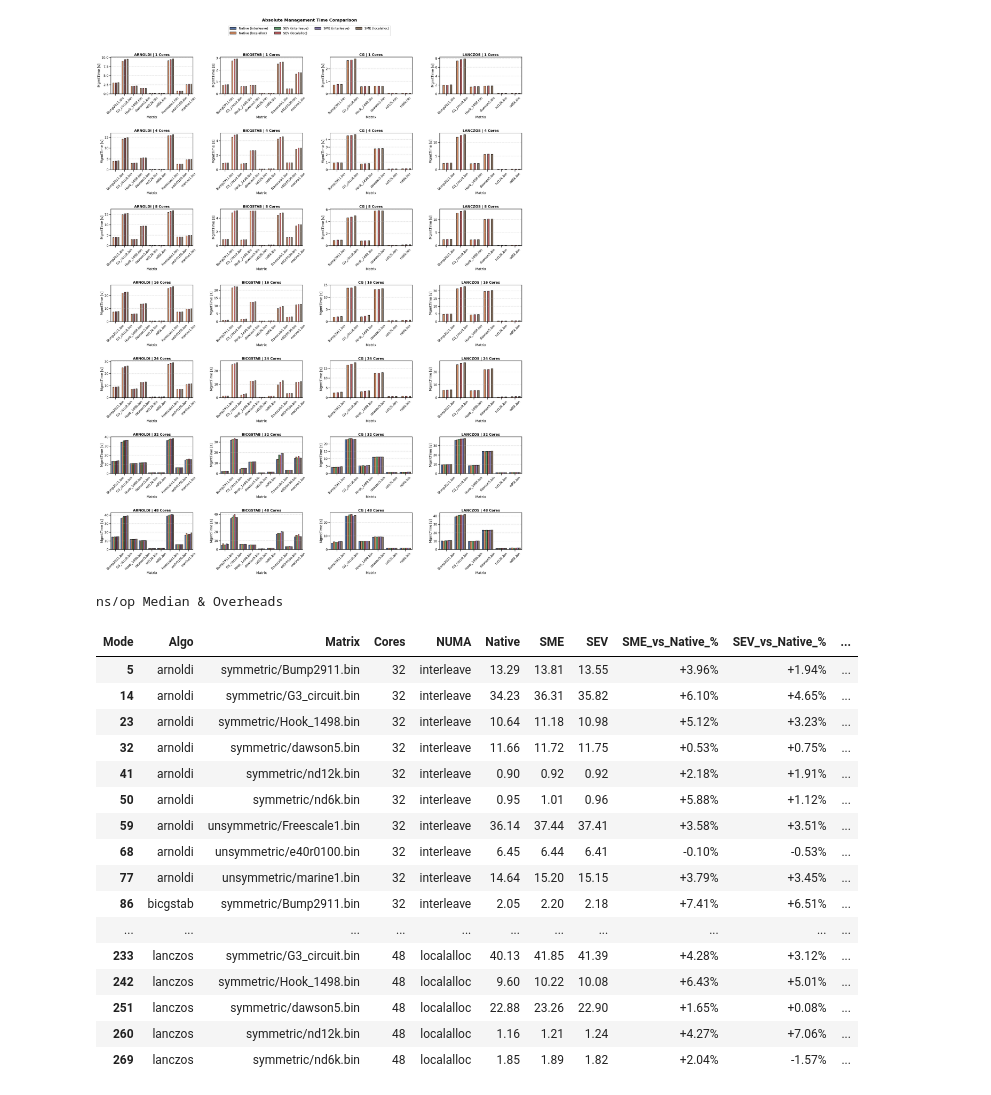
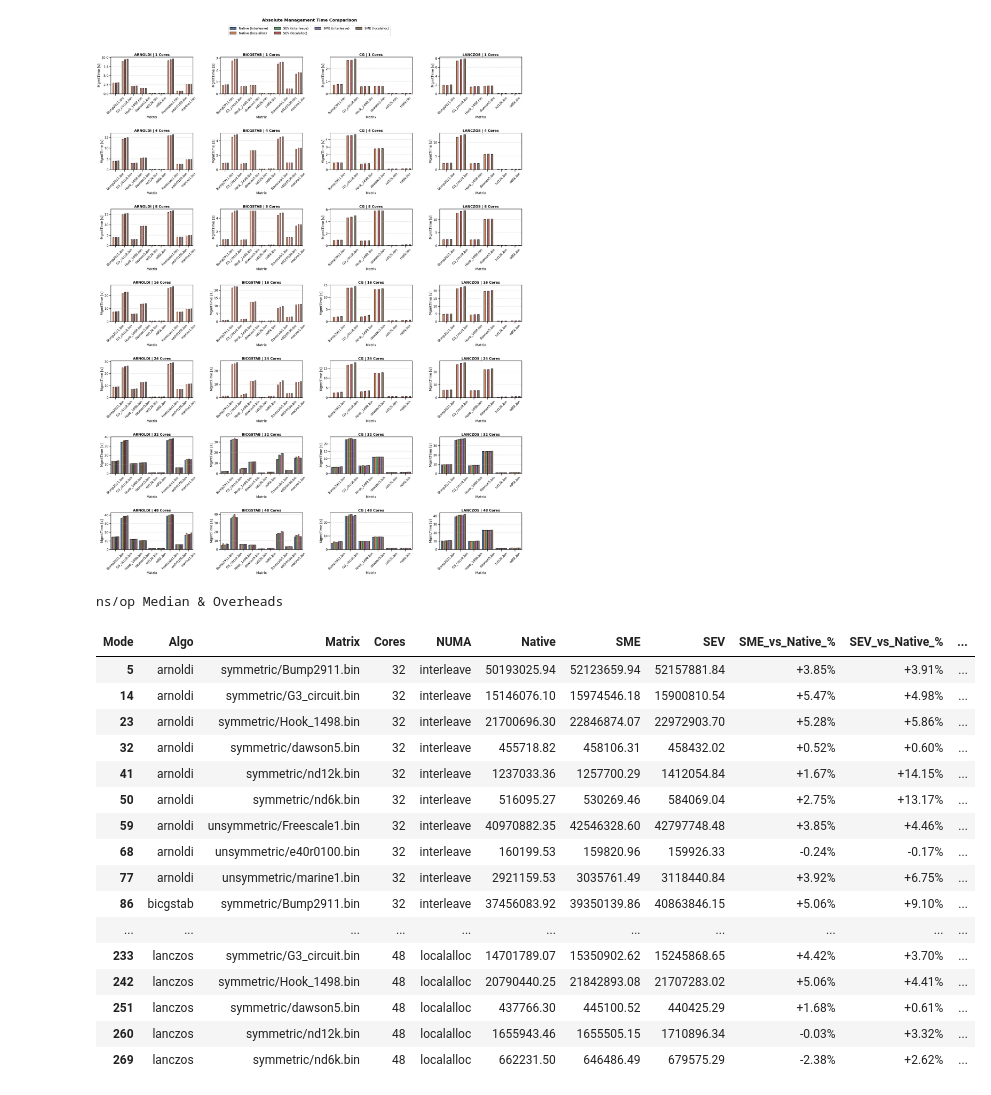
Before and after one commit to engelsm/MA-bench-framework, a Jupyter notebook: benchmark/krylov/analysis.ipynb, the cells around one changed output. Saved outputs shown, nothing was run; the diff lists cells and outputs as text; code cells hidden in the pictures.

```diff
--- a/benchmark/krylov/analysis.ipynb
+++ b/benchmark/krylov/analysis.ipynb
@@ -203,7 +203,7 @@ df_raw['ns_per_op'] = (df_raw['total_time'] * 1e9) / df_raw['N_Ops']
 stats_df = df_raw.groupby(
     ['Mode', 'Algo', 'Matrix', 'Cores', 'NUMA']
 ).agg(
-    ns_med=('MgmtTime', 'median')
+    ns_med=('ns_per_op', 'median')
 ).reset_index()
 
 # ========= PIVOT =========
@@ -229,47 +229,47 @@ def apply_distinct_colors(val):
     elif val <= -0.5:  # schneller → grün
         return 'background-color: #ccffcc; color: #006600; font-weight: bold'
     return 'background-color: #f2f2f2; color: #666666'
 
 # ========= DISPLAY =========
 diff_cols = ['SME_vs_Native_%', 'SEV_vs_Native_%', 'SEV_vs_SME_%']
 
 display_cols = [
     'Algo', 'Matrix', 'Cores', 'NUMA',
     'Native', 'SME', 'SEV'
 ] + diff_cols
 
 styled_final = final_df[display_cols].sort_values(
     ['NUMA', 'Cores', 'Algo']
 ).style\
     .format({
         'Native': '{:.2f}',
         'SME': '{:.2f}',
         'SEV': '{:.2f}',
         'SME_vs_Native_%': '{:+.2f}%',
         'SEV_vs_Native_%': '{:+.2f}%',
         'SEV_vs_SME_%': '{:+.2f}%'
     })\
     .map(apply_distinct_colors, subset=diff_cols)\
     .set_caption("ns/op Median & Overheads")
 
 display(styled_final)
 # %% [output]
 ns/op Median & Overheads
 | Mode | Algo | Matrix | Cores | NUMA | Native | SME | SEV | SME_vs_Native_% | SEV_vs_Native_% | ... |
-| 5 | arnoldi | symmetric/Bump2911.bin | 32 | interleave | 13.29 | 13.81 | 13.55 | +3.96% | +1.94% | ... |
-| 14 | arnoldi | symmetric/G3_circuit.bin | 32 | interleave | 34.23 | 36.31 | 35.82 | +6.10% | +4.65% | ... |
-| 23 | arnoldi | symmetric/Hook_1498.bin | 32 | interleave | 10.64 | 11.18 | 10.98 | +5.12% | +3.23% | ... |
-| 32 | arnoldi | symmetric/dawson5.bin | 32 | interleave | 11.66 | 11.72 | 11.75 | +0.53% | +0.75% | ... |
-| 41 | arnoldi | symmetric/nd12k.bin | 32 | interleave | 0.90 | 0.92 | 0.92 | +2.18% | +1.91% | ... |
-| 50 | arnoldi | symmetric/nd6k.bin | 32 | interleave | 0.95 | 1.01 | 0.96 | +5.88% | +1.12% | ... |
-| 59 | arnoldi | unsymmetric/Freescale1.bin | 32 | interleave | 36.14 | 37.44 | 37.41 | +3.58% | +3.51% | ... |
-| 68 | arnoldi | unsymmetric/e40r0100.bin | 32 | interleave | 6.45 | 6.44 | 6.41 | -0.10% | -0.53% | ... |
-| 77 | arnoldi | unsymmetric/marine1.bin | 32 | interleave | 14.64 | 15.20 | 15.15 | +3.79% | +3.45% | ... |
-| 86 | bicgstab | symmetric/Bump2911.bin | 32 | interleave | 2.05 | 2.20 | 2.18 | +7.41% | +6.51% | ... |
+| 5 | arnoldi | symmetric/Bump2911.bin | 32 | interleave | 50193025.94 | 52123659.94 | 52157881.84 | +3.85% | +3.91% | ... |
+| 14 | arnoldi | symmetric/G3_circuit.bin | 32 | interleave | 15146076.10 | 15974546.18 | 15900810.54 | +5.47% | +4.98% | ... |
+| 23 | arnoldi | symmetric/Hook_1498.bin | 32 | interleave | 21700696.30 | 22846874.07 | 22972903.70 | +5.28% | +5.86% | ... |
+| 32 | arnoldi | symmetric/dawson5.bin | 32 | interleave | 455718.82 | 458106.31 | 458432.02 | +0.52% | +0.60% | ... |
+| 41 | arnoldi | symmetric/nd12k.bin | 32 | interleave | 1237033.36 | 1257700.29 | 1412054.84 | +1.67% | +14.15% | ... |
+| 50 | arnoldi | symmetric/nd6k.bin | 32 | interleave | 516095.27 | 530269.46 | 584069.04 | +2.75% | +13.17% | ... |
+| 59 | arnoldi | unsymmetric/Freescale1.bin | 32 | interleave | 40970882.35 | 42546328.60 | 42797748.48 | +3.85% | +4.46% | ... |
+| 68 | arnoldi | unsymmetric/e40r0100.bin | 32 | interleave | 160199.53 | 159820.96 | 159926.33 | -0.24% | -0.17% | ... |
+| 77 | arnoldi | unsymmetric/marine1.bin | 32 | interleave | 2921159.53 | 3035761.49 | 3118440.84 | +3.92% | +6.75% | ... |
+| 86 | bicgstab | symmetric/Bump2911.bin | 32 | interleave | 37456083.92 | 39350139.86 | 40863846.15 | +5.06% | +9.10% | ... |
 | ... | ... | ... | ... | ... | ... | ... | ... | ... | ... | ... |
-| 233 | lanczos | symmetric/G3_circuit.bin | 48 | localalloc | 40.13 | 41.85 | 41.39 | +4.28% | +3.12% | ... |
-| 242 | lanczos | symmetric/Hook_1498.bin | 48 | localalloc | 9.60 | 10.22 | 10.08 | +6.43% | +5.01% | ... |
-| 251 | lanczos | symmetric/dawson5.bin | 48 | localalloc | 22.88 | 23.26 | 22.90 | +1.65% | +0.08% | ... |
-| 260 | lanczos | symmetric/nd12k.bin | 48 | localalloc | 1.16 | 1.21 | 1.24 | +4.27% | +7.06% | ... |
-| 269 | lanczos | symmetric/nd6k.bin | 48 | localalloc | 1.85 | 1.89 | 1.82 | +2.04% | -1.57% | ... |
+| 233 | lanczos | symmetric/G3_circuit.bin | 48 | localalloc | 14701789.07 | 15350902.62 | 15245868.65 | +4.42% | +3.70% | ... |
+| 242 | lanczos | symmetric/Hook_1498.bin | 48 | localalloc | 20790440.25 | 21842893.08 | 21707283.02 | +5.06% | +4.41% | ... |
+| 251 | lanczos | symmetric/dawson5.bin | 48 | localalloc | 437766.30 | 445100.52 | 440425.29 | +1.68% | +0.61% | ... |
+| 260 | lanczos | symmetric/nd12k.bin | 48 | localalloc | 1655943.46 | 1655505.15 | 1710896.34 | -0.03% | +3.32% | ... |
+| 269 | lanczos | symmetric/nd6k.bin | 48 | localalloc | 662231.50 | 646486.49 | 679575.29 | -2.38% | +2.62% | ... |
 # %%
```
Also changed, not shown: parts of 1 cell of this notebook, 6 other files.
